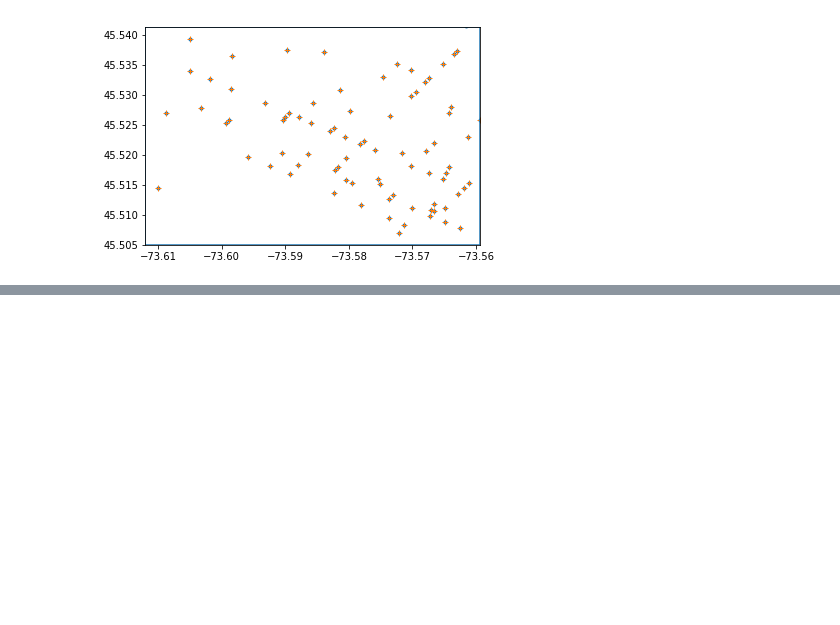
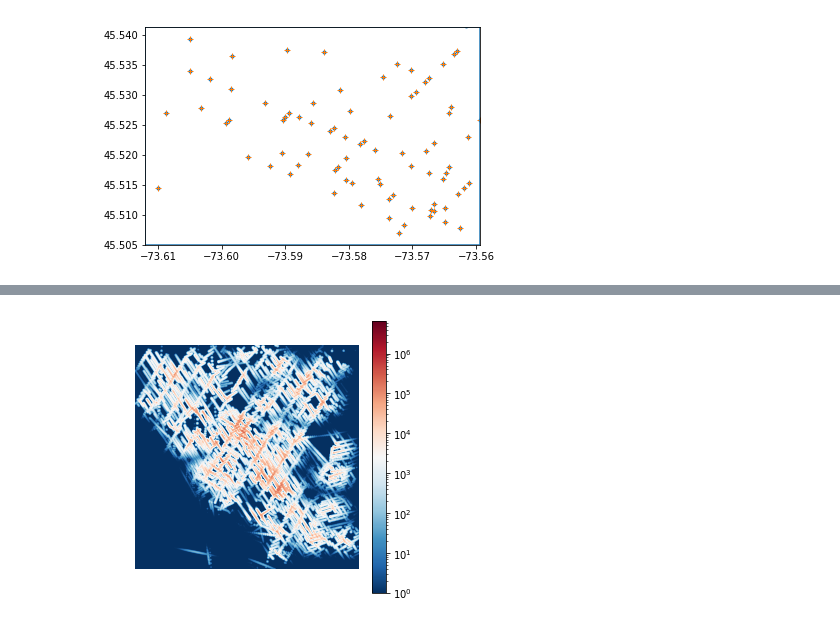
Before and after one commit to tjrademaker/bixi-danger-profile, a Jupyter notebook: notebooks/Danger_Probability.ipynb, the cells around one changed output, grey strips where cells are left out. Cells and saved outputs as stored; diff of their text form; code cells hidden in the pictures; blank space fills up the shorter version.

```diff
--- a/notebooks/Danger_Probability.ipynb
+++ b/notebooks/Danger_Probability.ipynb
@@ -121,0 +139,10 @@ position, amp, xo, yo, sigx, sigy
+# %%
+
+plt.figure(figsize=(5,5))
+plt.imshow((boolean_map*danger_map*density_map*0.00001)+1, interpolation = 'gaussian', origin='lower', cmap='RdBu_r', norm=LogNorm(vmin=1, vmax=1+danger_map.max()))
+#plt.imshow((boolean_map*danger_map*density_map), origin='lower', cmap='gray', vmin=10000000000, vmax=0+danger_map.max())
+plt.colorbar()
+plt.axis('off')
+plt.savefig('density_danger_map.png', transparent=True)
+# %% [output]
+[figure, added]
```
Also changed, not shown: parts of 11 cells of this notebook, 18 other files.
